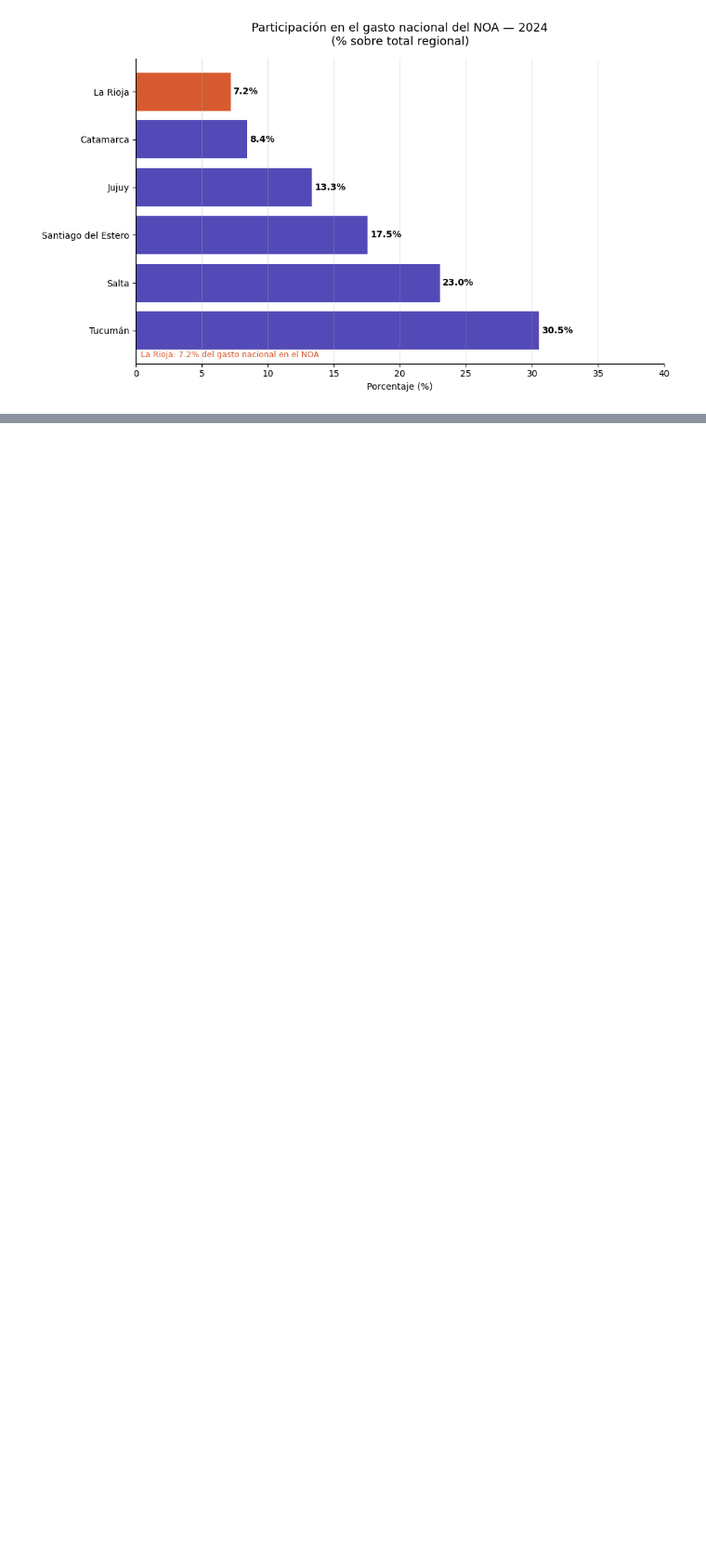
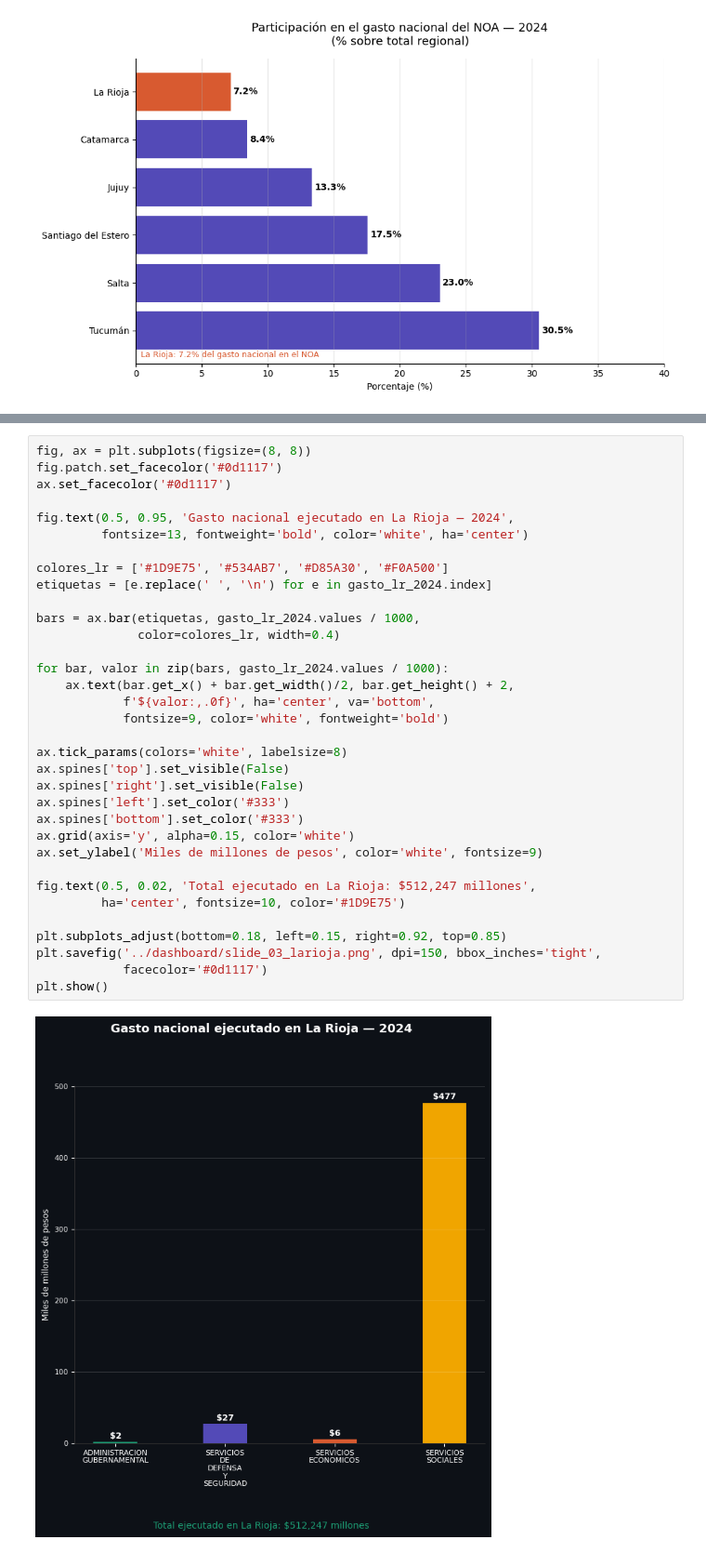
Before and after one commit to yaninard891/GastoPublico-LR, a Jupyter notebook: notebooks/01_gasto_publico_exploracion.ipynb, the cells around one changed output, grey strips where cells are left out. Shown at 93% size. Saved outputs shown, nothing was run; the diff lists cells and outputs as text; blank space fills up the shorter version.

```diff
--- a/notebooks/01_gasto_publico_exploracion.ipynb
+++ b/notebooks/01_gasto_publico_exploracion.ipynb
@@ -542,0 +656,36 @@ plt.show()
+# %%
+fig, ax = plt.subplots(figsize=(8, 8))
+fig.patch.set_facecolor('#0d1117')
+ax.set_facecolor('#0d1117')
+
+fig.text(0.5, 0.95, 'Gasto nacional ejecutado en La Rioja — 2024',
+         fontsize=13, fontweight='bold', color='white', ha='center')
+
+colores_lr = ['#1D9E75', '#534AB7', '#D85A30', '#F0A500']
+etiquetas = [e.replace(' ', '\n') for e in gasto_lr_2024.index]
+
+bars = ax.bar(etiquetas, gasto_lr_2024.values / 1000,
+              color=colores_lr, width=0.4)
+
+for bar, valor in zip(bars, gasto_lr_2024.values / 1000):
+    ax.text(bar.get_x() + bar.get_width()/2, bar.get_height() + 2,
+            f'${valor:,.0f}', ha='center', va='bottom',
+            fontsize=9, color='white', fontweight='bold')
+
+ax.tick_params(colors='white', labelsize=8)
+ax.spines['top'].set_visible(False)
+ax.spines['right'].set_visible(False)
+ax.spines['left'].set_color('#333')
+ax.spines['bottom'].set_color('#333')
+ax.grid(axis='y', alpha=0.15, color='white')
+ax.set_ylabel('Miles de millones de pesos', color='white', fontsize=9)
+
+fig.text(0.5, 0.02, 'Total ejecutado en La Rioja: $512,247 millones',
+         ha='center', fontsize=10, color='#1D9E75')
+
+plt.subplots_adjust(bottom=0.18, left=0.15, right=0.92, top=0.85)
+plt.savefig('../dashboard/slide_03_larioja.png', dpi=150, bbox_inches='tight',
+            facecolor='#0d1117')
+plt.show()
+# %% [output]
+[figure, added]
```
Also changed, not shown: parts of 8 cells of this notebook, 9 other files.
